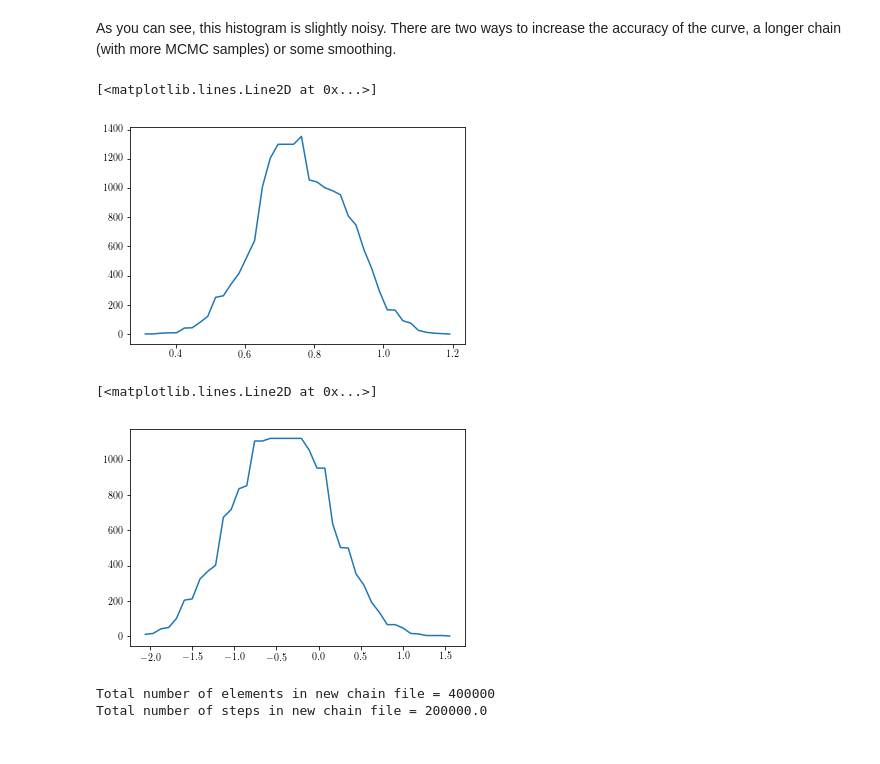
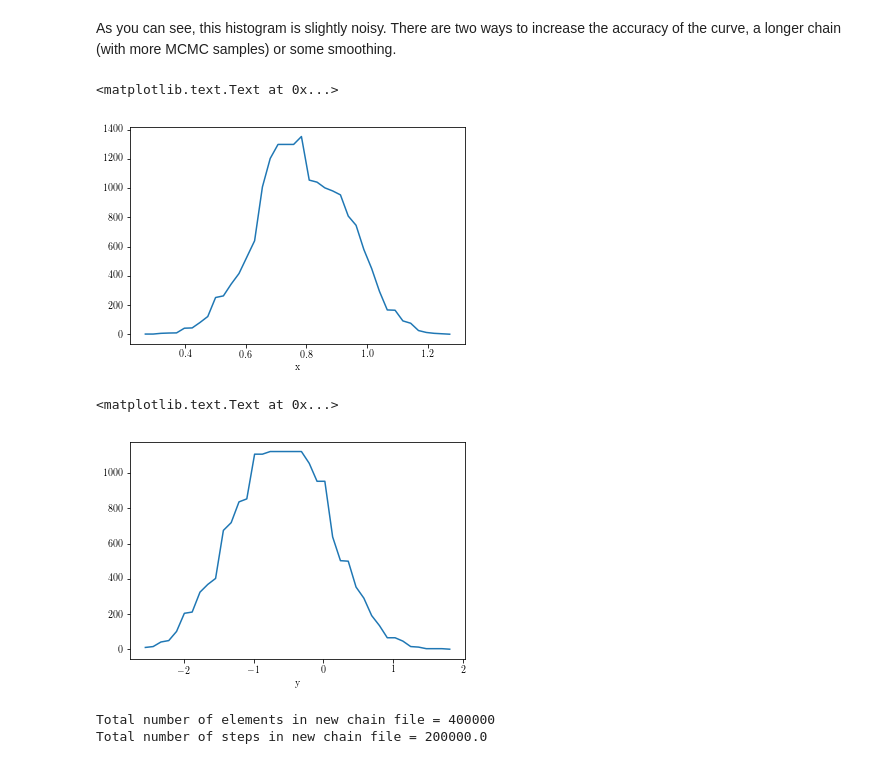
Before and after one commit to dparkins/MCMC-chain-analysis, a Jupyter notebook: MCMC_chain_analysis.ipynb, the cells around one changed output. Drawn from its saved outputs; the diff is of its cells as text; code cells hidden in the pictures.

```diff
--- a/MCMC_chain_analysis.ipynb
+++ b/MCMC_chain_analysis.ipynb
@@ -125,13 +130,14 @@ h_y_new = signal.medfilt(h_y[0],5)
 # %%
 bins = []
 len_x = len(h_x[1])
 for i in range(1,len_x):
     bin_position = h_x[1][i-1]+(h_x[1][i]-h_x[1][i-1])/2.0
     bins.append(bin_position)
 plt.plot(bins,h_new)
+plt.xlabel('x')
 # %% [output]
-[<matplotlib.lines.Line2D at 0x...>]
+<matplotlib.text.Text at 0x...>
-[figure, old version]
+[figure, new version]
 # %%
 bins = []
 len_y = len(h_y[1])
@@ -139,9 +145,10 @@ for i in range(1,len_y):
     bin_position = h_y[1][i-1]+(h_y[1][i]-h_y[1][i-1])/2.0
     bins.append(bin_position)
 plt.plot(bins,h_y_new)
+plt.xlabel('y')
 # %% [output]
-[<matplotlib.lines.Line2D at 0x...>]
+<matplotlib.text.Text at 0x...>
-[figure, old version]
+[figure, new version]
 # %%
 raw2 = np.loadtxt('chain_long.dat');
 shape2 = raw2.size
```
Also changed, not shown: parts of 9 cells of this notebook.
